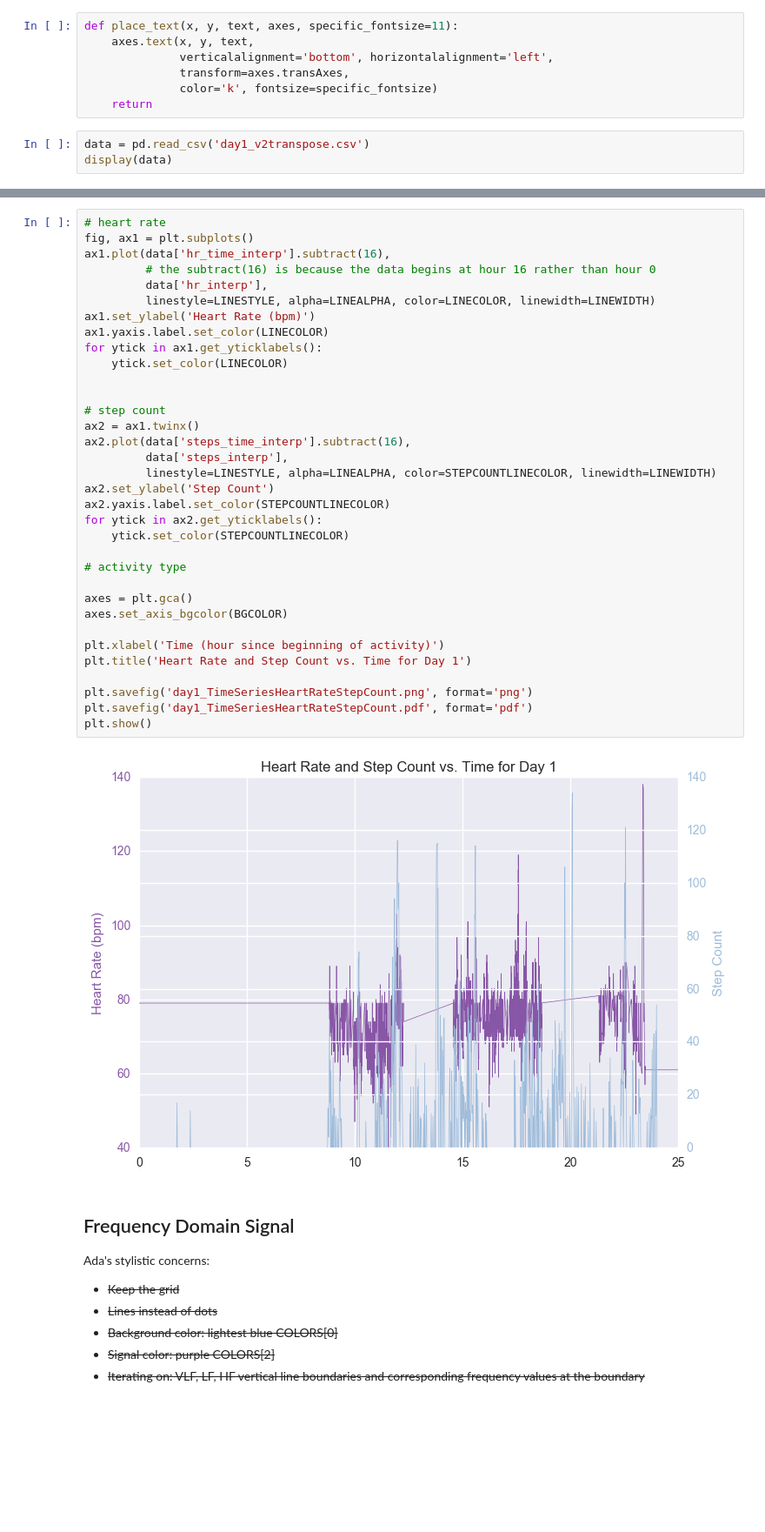
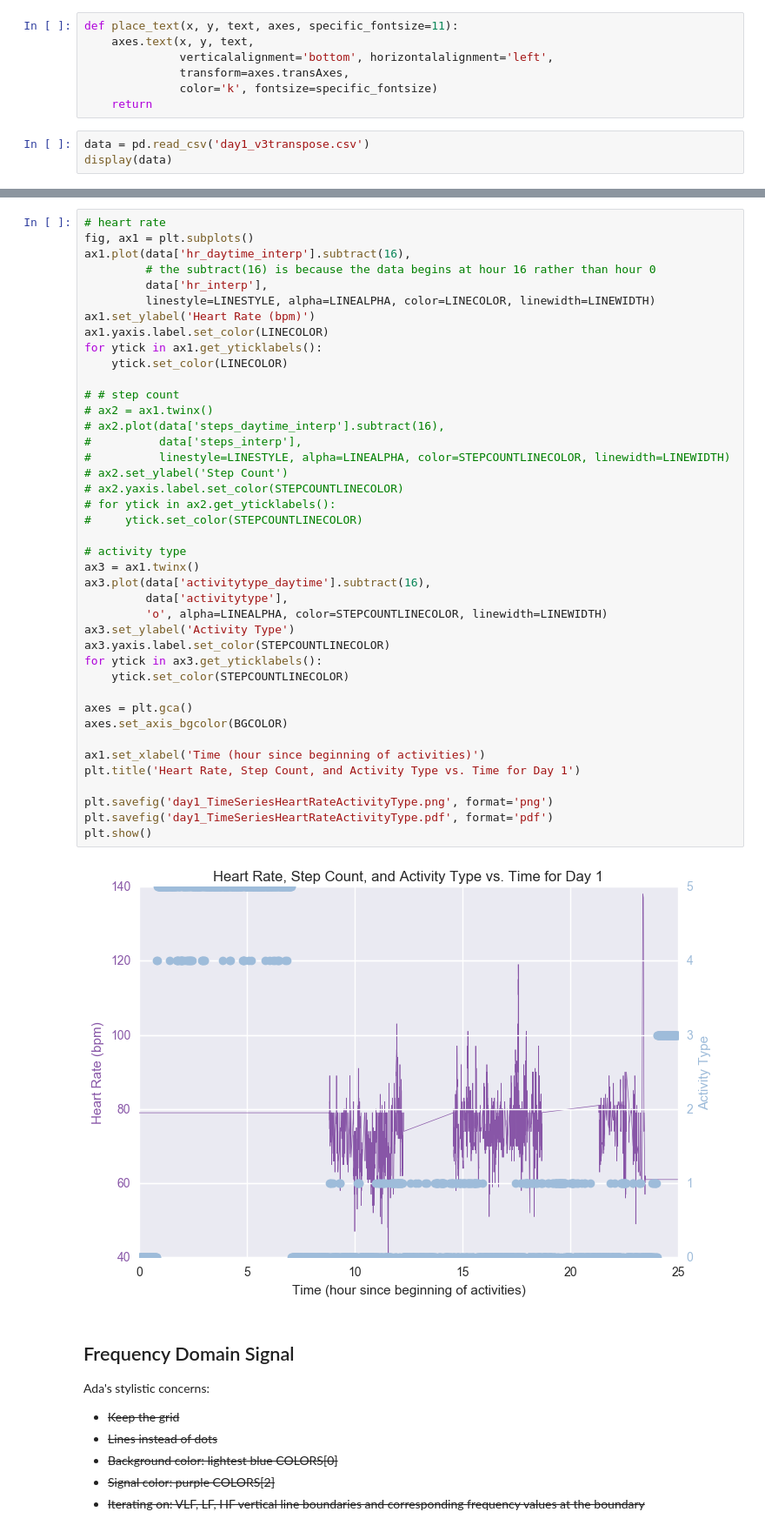
Before and after one commit to terrrychan/PHS-Project, a Jupyter notebook: Visualizations.ipynb, the cells around one changed output, grey strips where cells are left out. Shown at 87% size. Cells and saved outputs as stored; diff of their text form; blank space fills up the shorter version.

Commit message:
time series visualizations update WIP
uncertain what changed in dfa visualizations -- I will double check...

```diff
--- a/Visualizations.ipynb
+++ b/Visualizations.ipynb
@@ -50,7 +50,7 @@ def place_text(x, y, text, axes, specific_fontsize=11):
               color='k', fontsize=specific_fontsize)
     return
 # %%
-data = pd.read_csv('day1_v2transpose.csv')
+data = pd.read_csv('day1_v3transpose.csv')
 display(data)
 # %% [output]
             RRi       RRii  RRi_interp  RRii_interp     freqs   periodogram  \
@@ -84,39 +85,46 @@ Ada's stylistic feedback (strikethrough means it's done):
 # %%
 # heart rate
 fig, ax1 = plt.subplots()
-ax1.plot(data['hr_time_interp'].subtract(16),
+ax1.plot(data['hr_daytime_interp'].subtract(16),
          # the subtract(16) is because the data begins at hour 16 rather than hour 0
          data['hr_interp'],
          linestyle=LINESTYLE, alpha=LINEALPHA, color=LINECOLOR, linewidth=LINEWIDTH)
 ax1.set_ylabel('Heart Rate (bpm)')
 ax1.yaxis.label.set_color(LINECOLOR)
 for ytick in ax1.get_yticklabels():
     ytick.set_color(LINECOLOR)
 
-
-# step count
-ax2 = ax1.twinx()
-ax2.plot(data['steps_time_interp'].subtract(16),
-         data['steps_interp'],
-         linestyle=LINESTYLE, alpha=LINEALPHA, color=STEPCOUNTLINECOLOR, linewidth=LINEWIDTH)
-ax2.set_ylabel('Step Count')
-ax2.yaxis.label.set_color(STEPCOUNTLINECOLOR)
-for ytick in ax2.get_yticklabels():
-    ytick.set_color(STEPCOUNTLINECOLOR)
+# # step count
+# ax2 = ax1.twinx()
+# ax2.plot(data['steps_daytime_interp'].subtract(16),
+#          data['steps_interp'],
+#          linestyle=LINESTYLE, alpha=LINEALPHA, color=STEPCOUNTLINECOLOR, linewidth=LINEWIDTH)
+# ax2.set_ylabel('Step Count')
+# ax2.yaxis.label.set_color(STEPCOUNTLINECOLOR)
+# for ytick in ax2.get_yticklabels():
+#     ytick.set_color(STEPCOUNTLINECOLOR)
 
 # activity type
+ax3 = ax1.twinx()
+ax3.plot(data['activitytype_daytime'].subtract(16),
+         data['activitytype'],
+         'o', alpha=LINEALPHA, color=STEPCOUNTLINECOLOR, linewidth=LINEWIDTH)
+ax3.set_ylabel('Activity Type')
+ax3.yaxis.label.set_color(STEPCOUNTLINECOLOR)
+for ytick in ax3.get_yticklabels():
+    ytick.set_color(STEPCOUNTLINECOLOR)
 
 axes = plt.gca()
 axes.set_axis_bgcolor(BGCOLOR)
 
-plt.xlabel('Time (hour since beginning of activity)')
-plt.title('Heart Rate and Step Count vs. Time for Day 1')
+ax1.set_xlabel('Time (hour since beginning of activities)')
+plt.title('Heart Rate, Step Count, and Activity Type vs. Time for Day 1')
 
-plt.savefig('day1_TimeSeriesHeartRateStepCount.png', format='png')
-plt.savefig('day1_TimeSeriesHeartRateStepCount.pdf', format='pdf')
+plt.savefig('day1_TimeSeriesHeartRateActivityType.png', format='png')
+plt.savefig('day1_TimeSeriesHeartRateActivityType.pdf', format='pdf')
 plt.show()
 # %% [output]
-[figure, old version]
+[figure, new version]
 # %% [markdown]
 ## Frequency Domain Signal
 
```
Also changed, not shown: parts of 5 cells of this notebook, 9 other files.
